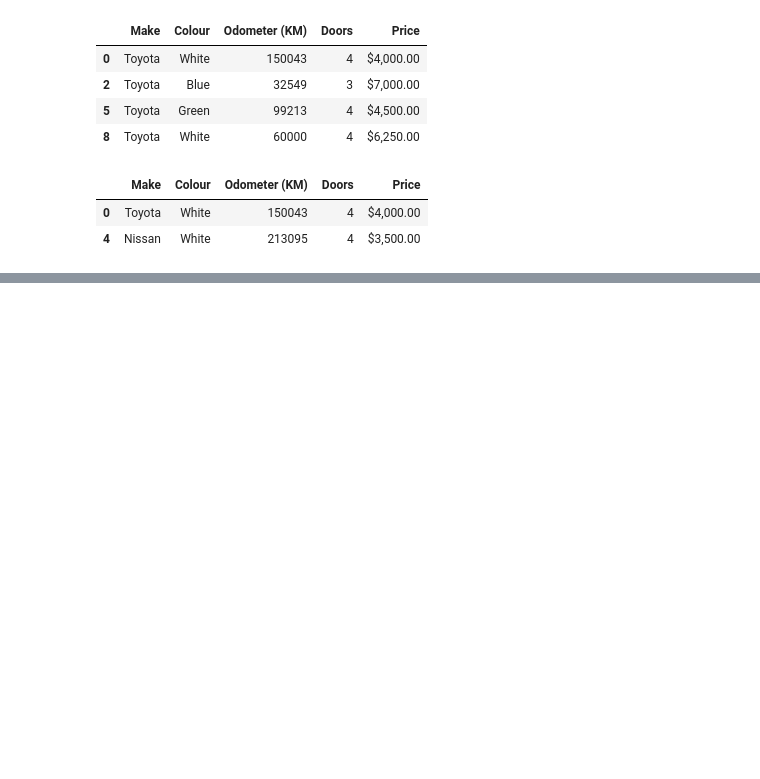
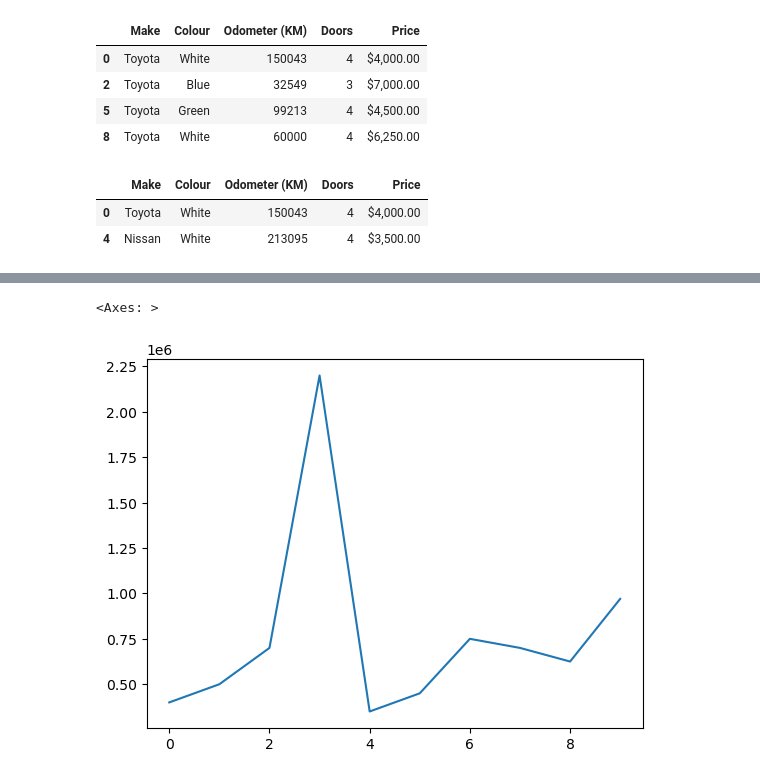
Before and after one commit to fandredev/ml-my-guide, a Jupyter notebook: introduction-to-pandas.ipynb, the cells around one changed output, grey strips where cells are left out. Drawn from its saved outputs; the diff is of its cells as text; code cells hidden in the pictures; blank space fills up the shorter version.

```diff
--- a/introduction-to-pandas.ipynb
+++ b/introduction-to-pandas.ipynb
@@ -306,0 +377,8 @@ car_series_csv[car_series_csv['Odometer (KM)'] > 100000]
+# %%
+### Convertendo o tipo de dado de uma coluna para outro
+
+car_series_csv["Price"] = car_series_csv["Price"].astype(str).str.replace(r'[\$,]', '', regex=True)
+
+# Agora converte para int, ignorando possíveis erros caso haja valores não numéricos
+car_series_csv["Price"] = pd.to_numeric(car_series_csv["Price"], errors='coerce').astype('Int64')
+car_series_csv["Price"]
@@ -306,0 +397,7 @@ car_series_csv[car_series_csv['Odometer (KM)'] > 100000]
+# %%
+# O plot só funciona com valores numéricos e como o preço foi convertido para Int64, agora é possível plotar
+
+car_series_csv["Price"].plot()
+# %% [output]
+<Axes: >
+[figure, added]
```
Also changed, not shown: parts of 8 cells of this notebook.
